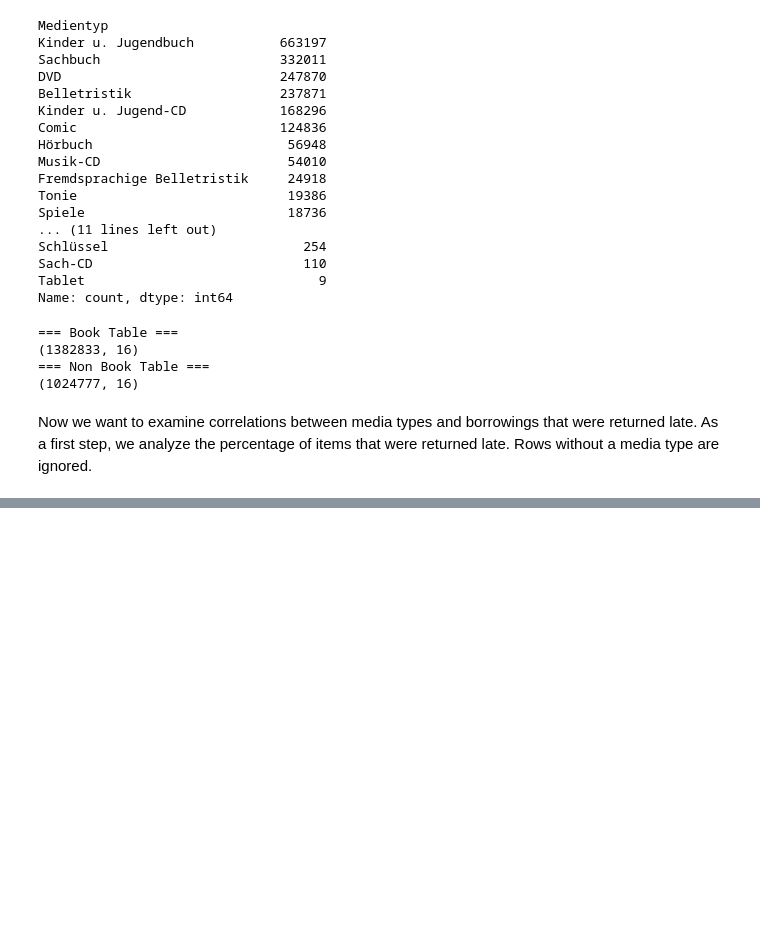
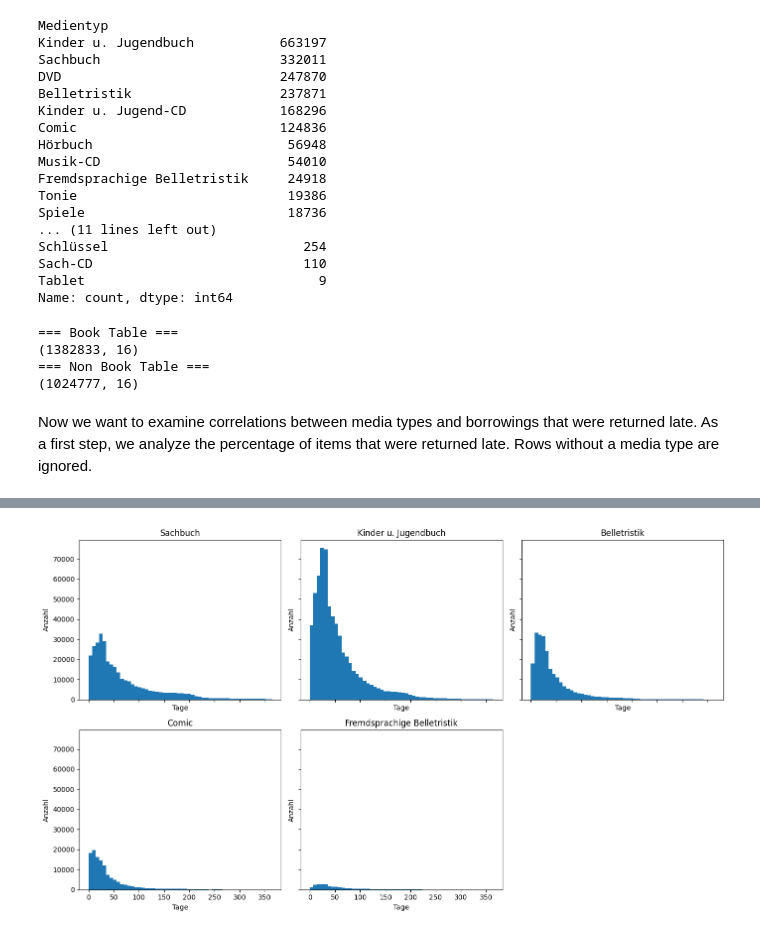
Before and after one commit to RobinAllgeier/Data_Literacy, a Jupyter notebook: notebooks/nr-notebook.ipynb, the cells around one changed output, grey strips where cells are left out. Saved outputs shown, nothing was run; the diff lists cells and outputs as text; code cells hidden in the pictures; blank space fills up the shorter version.

```diff
--- a/notebooks/nr-notebook.ipynb
+++ b/notebooks/nr-notebook.ipynb
@@ -114,0 +218,24 @@ late_borrowings_per_type_table
+# %%
+types = plot_df["Medientyp"].unique()
+n = len(types)
+cols = 3
+rows = (n + cols - 1) // cols
+
+fig, axes = plt.subplots(rows, cols, figsize=(14, 4*rows), sharex=True, sharey=True)
+axes = axes.flatten()
+
+for ax, t in zip(axes, types):
+    data = plot_df.loc[plot_df["Medientyp"] == t, "Leihdauer"]
+    ax.hist(data, bins=bins)
+    ax.set_title(t)
+    ax.set_xlabel("Tage")
+    ax.set_ylabel("Anzahl")
+
+# leere Achsen ausblenden
+for ax in axes[len(types):]:
+    ax.axis("off")
+
+plt.tight_layout()
+plt.show()
+# %% [output]
+[figure, added]
```
Also changed, not shown: parts of 9 cells of this notebook.
